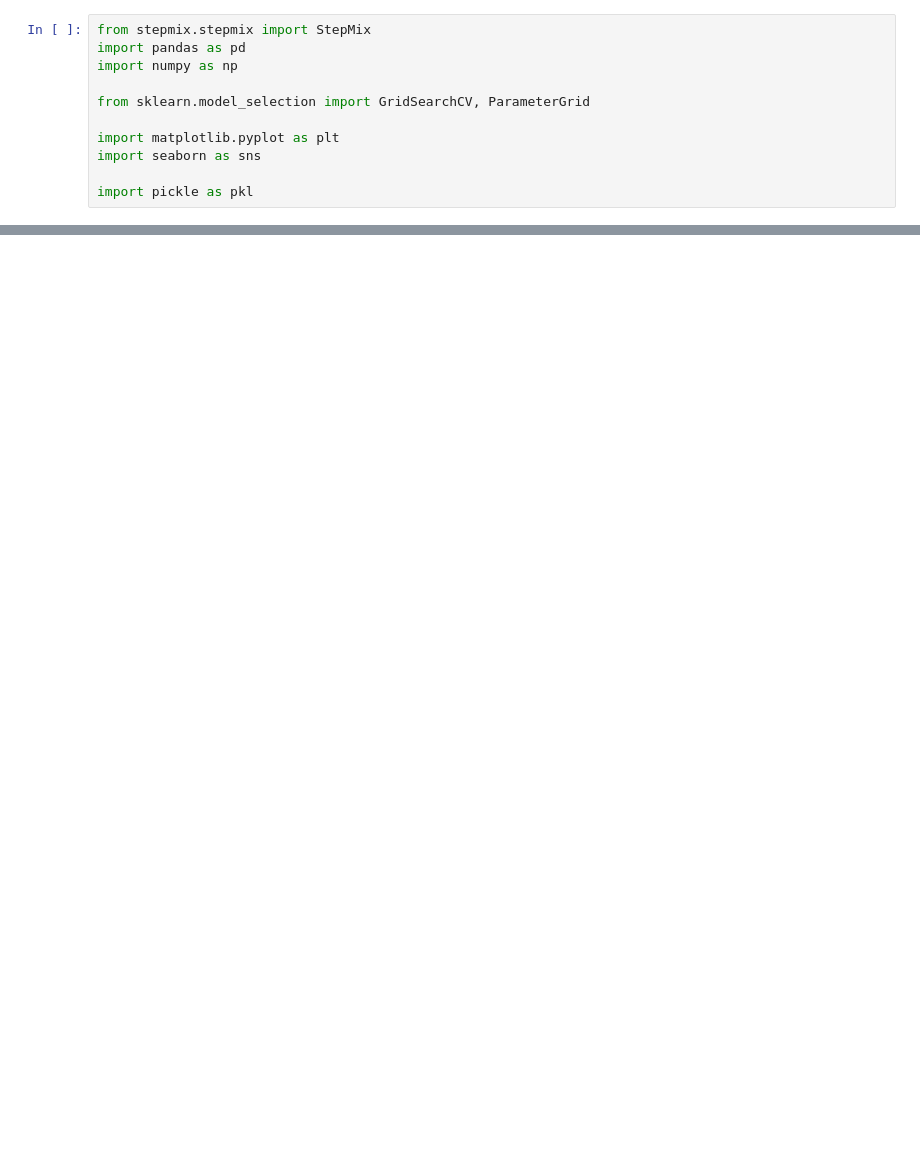
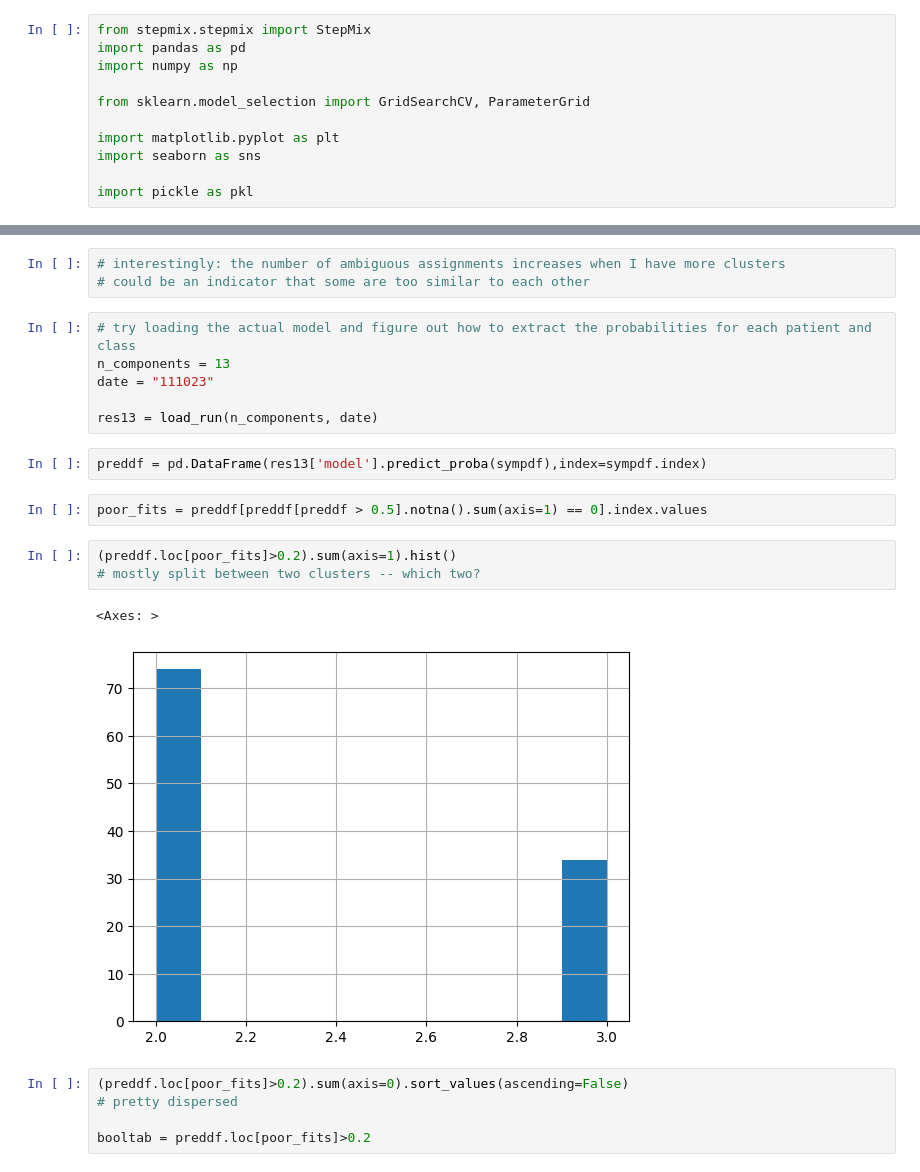
Before and after one commit to leothesouthafrican/PLR, a Jupyter notebook: Tessa/stepmix-analyze-111823.ipynb, the cells around one changed output, grey strips where cells are left out. Saved outputs shown, nothing was run; the diff lists cells and outputs as text; blank space fills up the shorter version.

```diff
--- a/Tessa/stepmix-analyze-111823.ipynb
+++ b/Tessa/stepmix-analyze-111823.ipynb
@@ -112,0 +82,24 @@ preddf
+# %%
+# interestingly: the number of ambiguous assignments increases when I have more clusters
+# could be an indicator that some are too similar to each other
+# %%
+# try loading the actual model and figure out how to extract the probabilities for each patient and class
+n_components = 13
+date = "111023"
+
+res13 = load_run(n_components, date)
+# %%
+preddf = pd.DataFrame(res13['model'].predict_proba(sympdf),index=sympdf.index)
+# %%
+poor_fits = preddf[preddf[preddf > 0.5].notna().sum(axis=1) == 0].index.values
+# %%
+(preddf.loc[poor_fits]>0.2).sum(axis=1).hist()
+# mostly split between two clusters -- which two?
+# %% [output]
+<Axes: >
+[figure, added]
+# %%
+(preddf.loc[poor_fits]>0.2).sum(axis=0).sort_values(ascending=False)
+# pretty dispersed
+
+booltab = preddf.loc[poor_fits]>0.2
```
Also changed, not shown: parts of 42 cells of this notebook, 6 other files.
